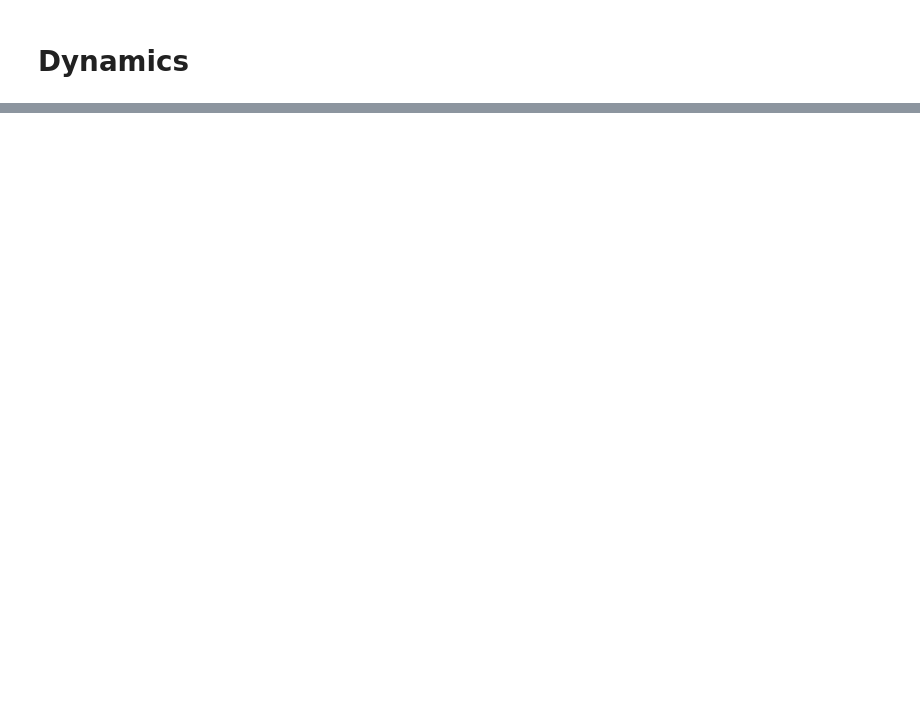
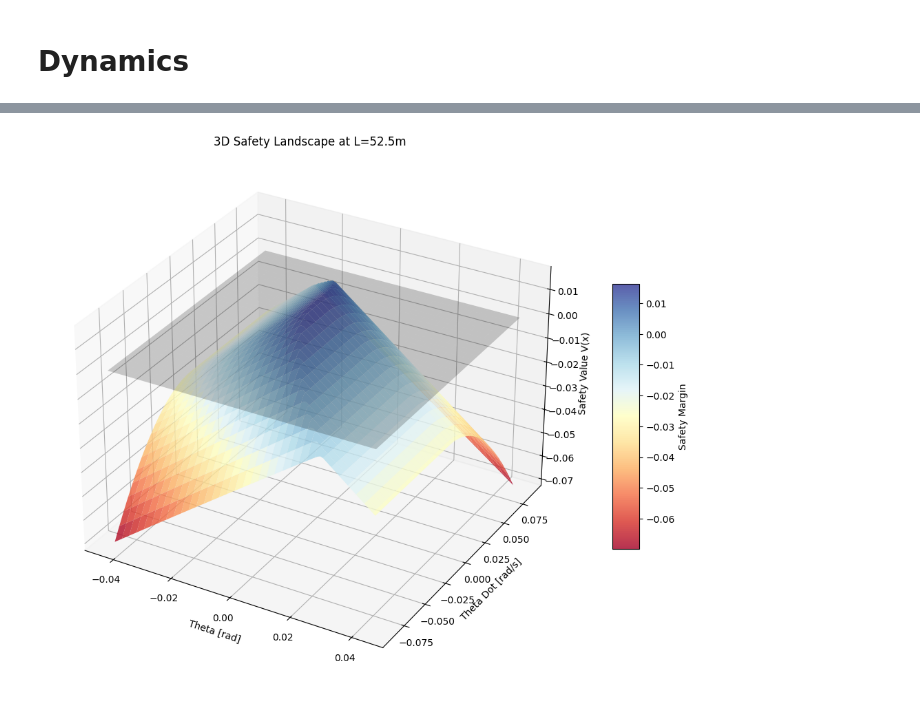
Before and after one commit to jaspermatthe/AA548-Project, a Jupyter notebook: project_QP_Zipline.ipynb, the cells around one changed output, grey strips where cells are left out. Cells and saved outputs as stored; diff of their text form; code cells hidden in the pictures; blank space fills up the shorter version.

```diff
--- a/project_QP_Zipline.ipynb
+++ b/project_QP_Zipline.ipynb
@@ -378,0 +692,40 @@ Using this expected drag, we can apply a proportional control input to attempt t
+# %%
+from mpl_toolkits.mplot3d import Axes3D
+
+fig = plt.figure(figsize=(14, 10))
+ax = fig.add_subplot(111, projection='3d')
+
+# Subsample for smoother/faster 3D plotting
+stride = 1
+
+# Plot Surface
+surf = ax.plot_surface(
+    X[::stride, ::stride],
+    Y[::stride, ::stride],
+    V_slice[::stride, ::stride],
+    cmap='RdYlBu',
+    edgecolor='none',
+    alpha=0.8
+)
+
+# Plot Zero-Level Plane (The Water Line)
+# This helps visually separate Safe (Above) vs Unsafe (Below)
+xx, yy = np.meshgrid(theta_vec, thetadot_vec)
+zz = np.zeros_like(xx)
+ax.plot_surface(xx, yy, zz, color='black', alpha=0.2)
+
+# Labels
+ax.set_xlabel('Theta [rad]')
+ax.set_ylabel('Theta Dot [rad/s]')
+ax.set_zlabel('Safety Value V(x)')
+ax.set_title(f"3D Safety Landscape at L={ell_val:.1f}m")
+
+# Add colorbar
+fig.colorbar(surf, shrink=0.5, aspect=10, label='Safety Margin')
+
+# Adjust view angle for best perspective
+ax.view_init(elev=30, azim=-60)
+
+plt.show()
+# %% [output]
+[figure, added]
```
Also changed, not shown: parts of 26 cells of this notebook, 1 other file.
